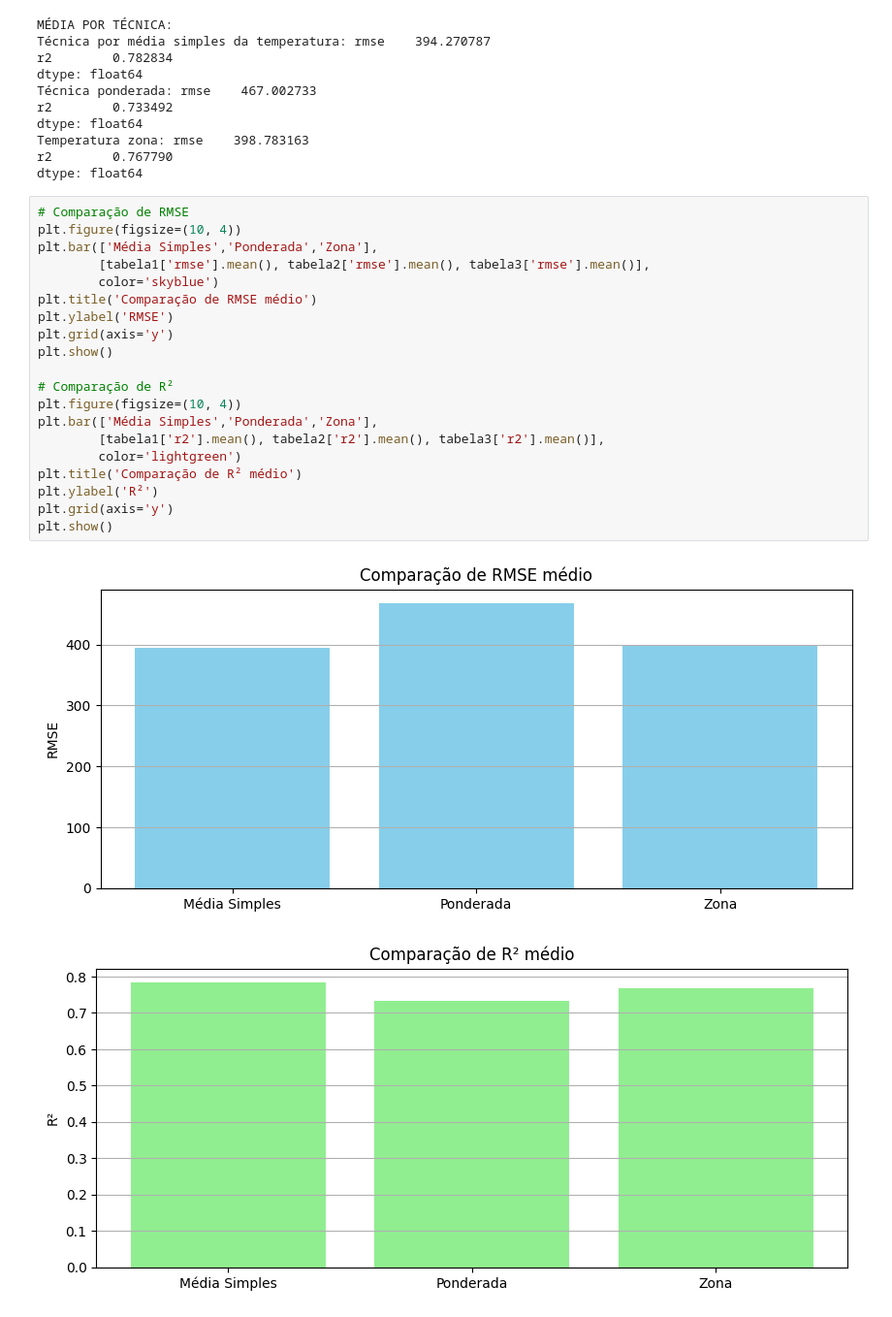
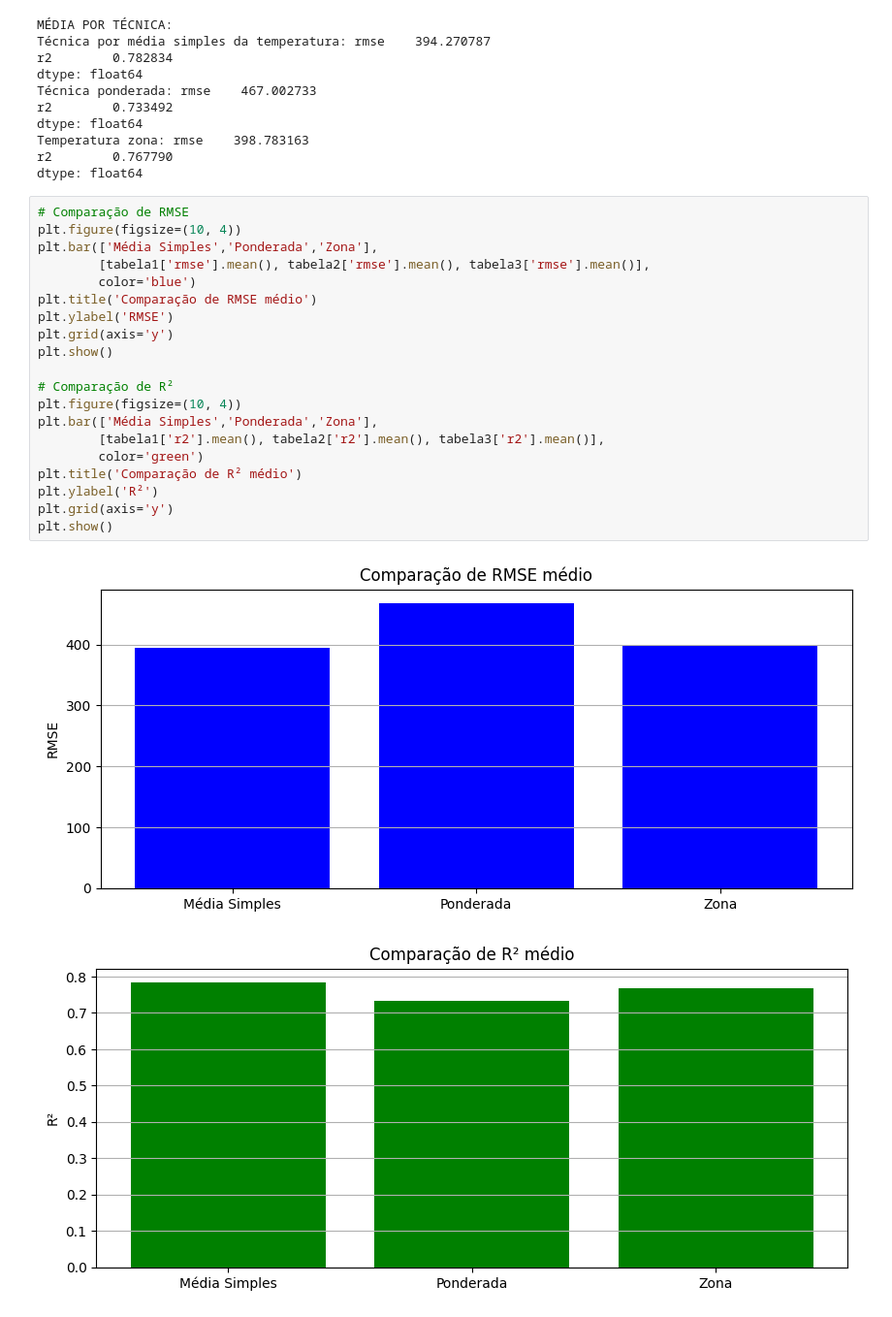
Before and after one commit to jrodrigotico/serena-tcc, a Jupyter notebook: debug_modelo.ipynb, the cells around one changed output. Shown at 97% size. Drawn from its saved outputs; the diff is of its cells as text.

```diff
--- a/debug_modelo.ipynb
+++ b/debug_modelo.ipynb
@@ -616,23 +614,23 @@ dtype: float64
 # %%
 # Comparação de RMSE
 plt.figure(figsize=(10, 4))
 plt.bar(['Média Simples','Ponderada','Zona'],
         [tabela1['rmse'].mean(), tabela2['rmse'].mean(), tabela3['rmse'].mean()],
-        color='skyblue')
+        color='blue')
 plt.title('Comparação de RMSE médio')
 plt.ylabel('RMSE')
 plt.grid(axis='y')
 plt.show()
 
 # Comparação de R²
 plt.figure(figsize=(10, 4))
 plt.bar(['Média Simples','Ponderada','Zona'],
         [tabela1['r2'].mean(), tabela2['r2'].mean(), tabela3['r2'].mean()],
-        color='lightgreen')
+        color='green')
 plt.title('Comparação de R² médio')
 plt.ylabel('R²')
 plt.grid(axis='y')
 plt.show()
 # %% [output]
-[figure, old version]
+[figure, new version]
-[figure, old version]
+[figure, new version]
```
Also changed, not shown: parts of 1 cell of this notebook.
